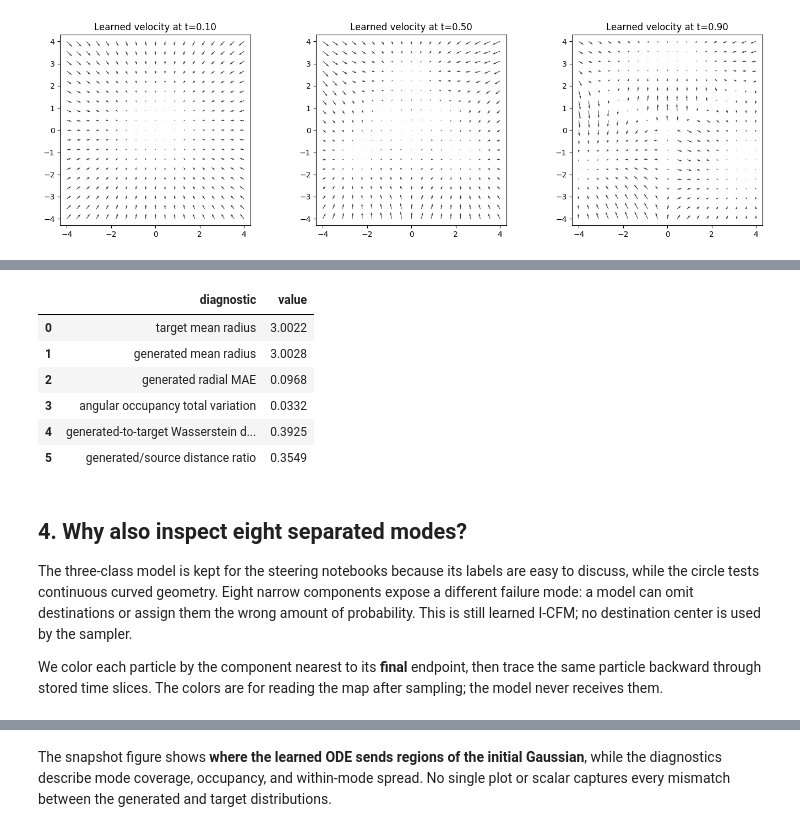
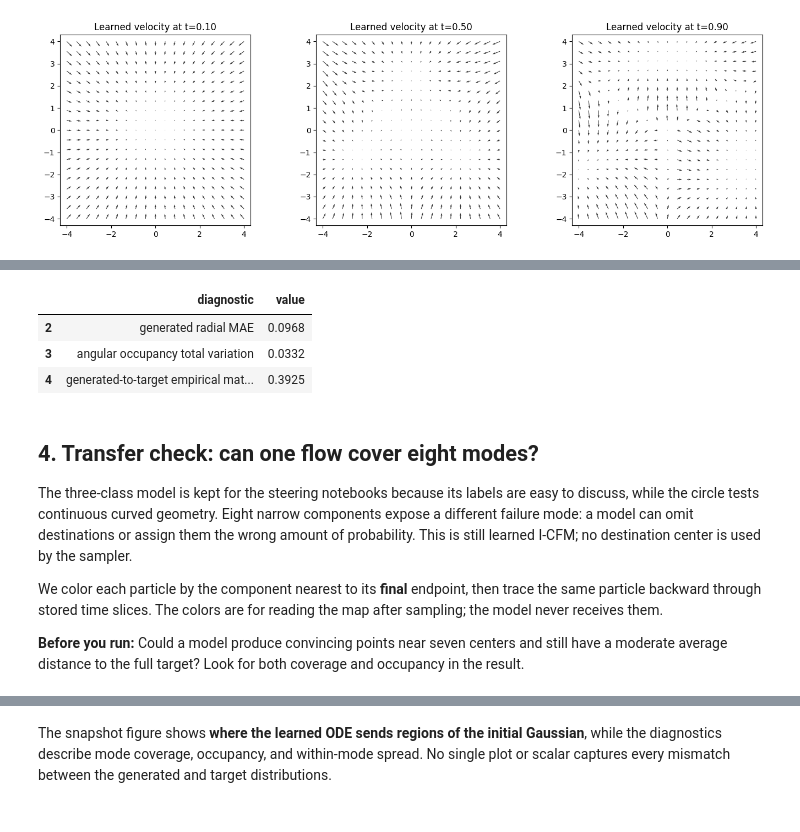
Before and after one commit to isotrivial/diffusion-steering-preclass-notes, a Jupyter notebook: notebooks/toy_data/executed/01_train_unconditional_flow_matching.ipynb, the cells around one changed output, grey strips where cells are left out. Cells and saved outputs as stored; diff of their text form; code cells hidden in the pictures.

```diff
--- a/notebooks/toy_data/executed/01_train_unconditional_flow_matching.ipynb
+++ b/notebooks/toy_data/executed/01_train_unconditional_flow_matching.ipynb
@@ -146,16 +165,18 @@ plot_circle_flow(circle)
 [figure]
 # %%
-display(pd.DataFrame(circle_flow_metrics(circle)).round(4))
+circle_metrics = pd.DataFrame(circle_flow_metrics(circle))
+display(circle_metrics[circle_metrics["diagnostic"].isin([
+    "generated radial MAE",
+    "angular occupancy total variation",
+    "generated-to-target empirical matching distance",
+])].round(4))
 # %% [output]
 |  | diagnostic | value |
-| 0 | target mean radius | 3.0022 |
-| 1 | generated mean radius | 3.0028 |
 | 2 | generated radial MAE | 0.0968 |
 | 3 | angular occupancy total variation | 0.0332 |
-| 4 | generated-to-target Wasserstein d... | 0.3925 |
-| 5 | generated/source distance ratio | 0.3549 |
+| 4 | generated-to-target empirical mat... | 0.3925 |
 # %% [markdown]
-## 4. Why also inspect eight separated modes?
+## 4. Transfer check: can one flow cover eight modes?
 
 The three-class model is kept for the steering notebooks because its labels are
 easy to discuss, while the circle tests continuous curved geometry. Eight narrow
@@ -166,6 +187,10 @@ destination center is used by the sampler.
 We color each particle by the component nearest to its **final** endpoint, then
 trace the same particle backward through stored time slices. The colors are for
 reading the map after sampling; the model never receives them.
+
+**Before you run:** Could a model produce convincing points near seven centers
+and still have a moderate average distance to the full target? Look for both
+coverage and occupancy in the result.
 # %%
 balanced_labels = torch.arange(8, device=device).repeat_interleave(512)
 eight_modes = run_flow_case(
```
Also changed, not shown: parts of 13 cells of this notebook, 28 other files.
